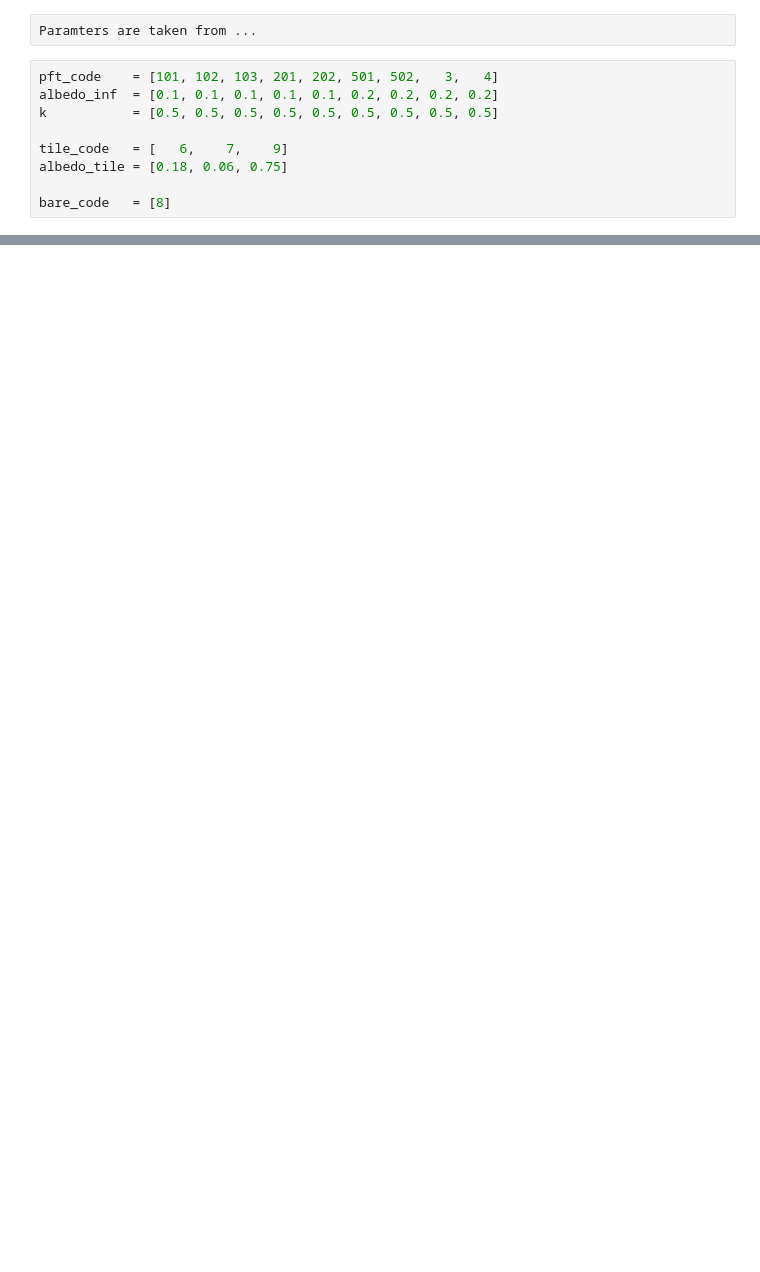
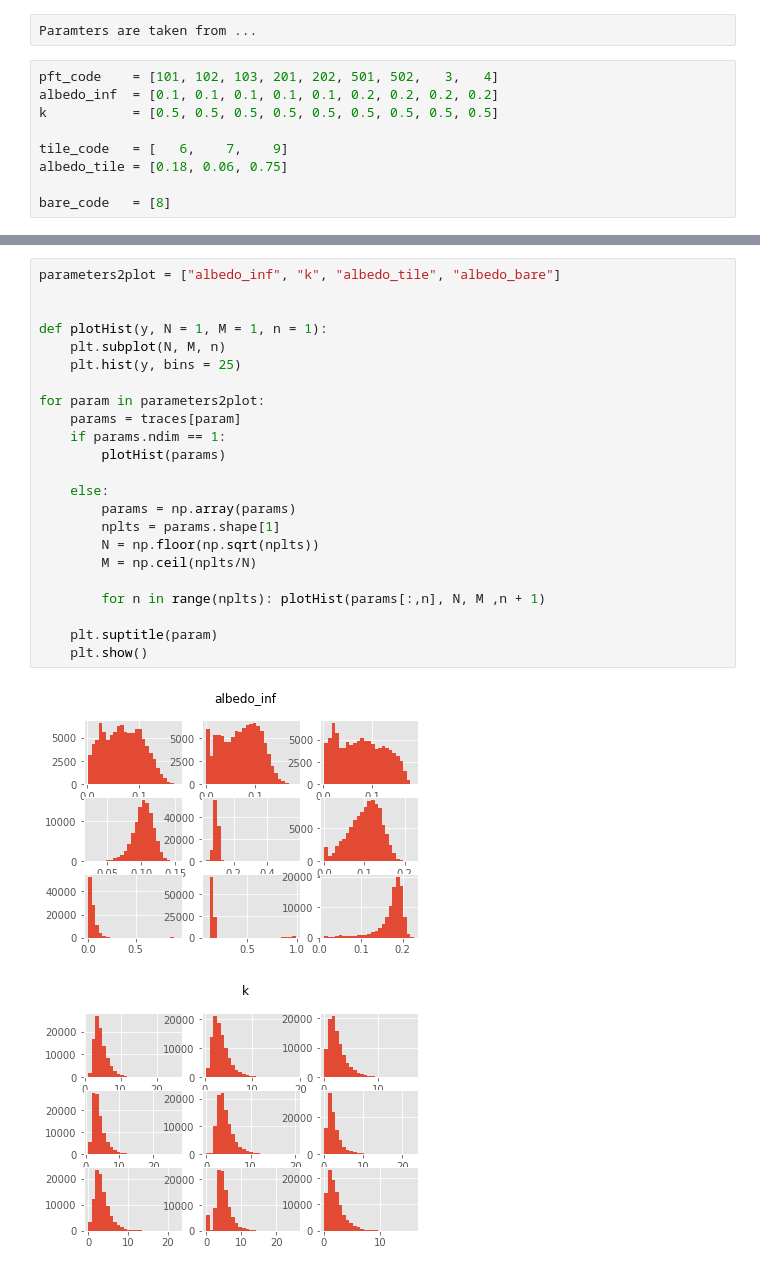
Before and after one commit to douglask3/UKESM_albedo_tile_optimization, a Jupyter notebook: notebooks/bayesian_inference.ipynb, the cells around one changed output, grey strips where cells are left out. Drawn from its saved outputs; the diff is of its cells as text; blank space fills up the shorter version.

```diff
--- a/notebooks/bayesian_inference.ipynb
+++ b/notebooks/bayesian_inference.ipynb
@@ -355,0 +380,26 @@ pymc3.backends.base.MultiTrace
+# %%
+parameters2plot = ["albedo_inf", "k", "albedo_tile", "albedo_bare"]
+
+
+def plotHist(y, N = 1, M = 1, n = 1):
+    plt.subplot(N, M, n)
+    plt.hist(y, bins = 25)
+
+for param in parameters2plot:
+    params = traces[param]
+    if params.ndim == 1:
+        plotHist(params)
+
+    else:
+        params = np.array(params)
+        nplts = params.shape[1]
+        N = np.floor(np.sqrt(nplts))
+        M = np.ceil(nplts/N)
+
+        for n in range(nplts): plotHist(params[:,n], N, M ,n + 1)
+
+    plt.suptitle(param)
+    plt.show()
+# %% [output]
+[figure, added]
+[figure, added]
```
Also changed, not shown: parts of 29 cells of this notebook.
